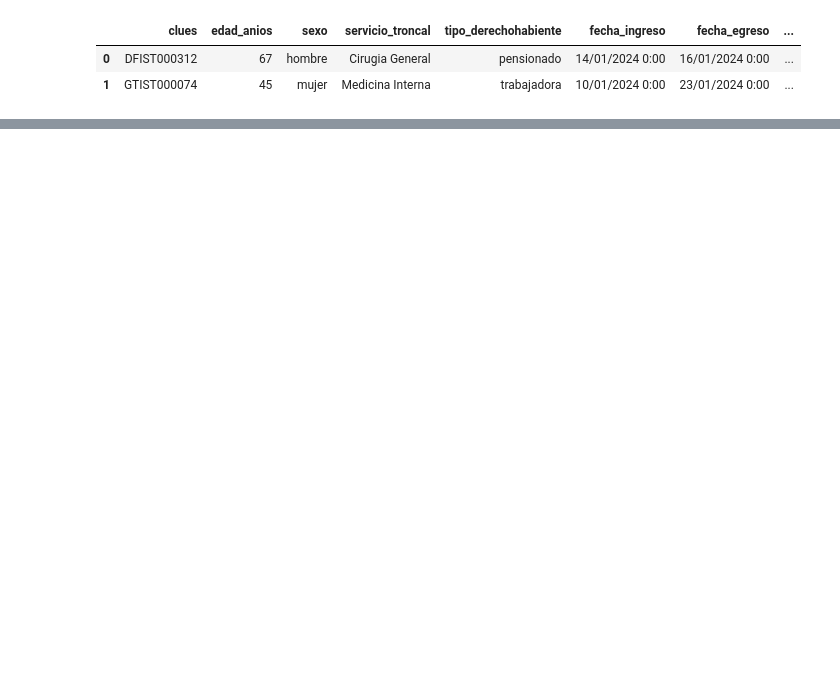
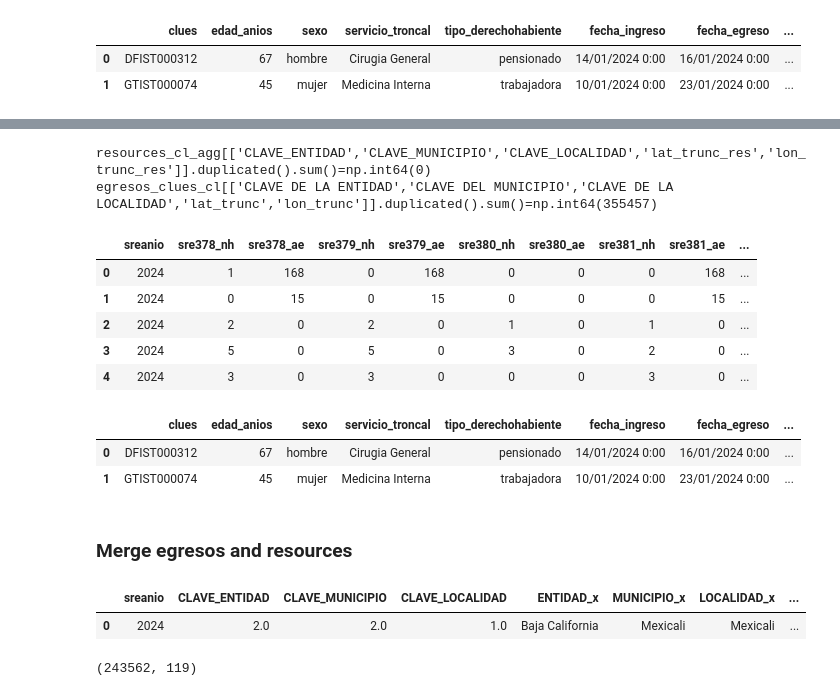
Before and after one commit to JSEB99/predictive-health-resources, a Jupyter notebook: notebooks/01_data_clean_aggregate.ipynb, the cells around one changed output, grey strips where cells are left out. Saved outputs shown, nothing was run; the diff lists cells and outputs as text; code cells hidden in the pictures; blank space fills up the shorter version.

```diff
--- a/notebooks/01_data_clean_aggregate.ipynb
+++ b/notebooks/01_data_clean_aggregate.ipynb
@@ -49,0 +213,3 @@ Index(['CLUES', 'CLAVE DE LA INSTITUCION', 'NOMBRE DE LA INSTITUCION',
+# %%
+no_choosen_cols_res = ['sreconsec','sretamloc','sretipoest','sreageb','sreentidad','sremunic','AGEB']
+resources_cl_unique = resources_cl.drop(columns=no_choosen_cols_res)
@@ -287,0 +382,39 @@ resource_ageb[(resource_ageb['CLAVE_ENTIDAD']==2) & (resource_ageb['CLAVE_MUNICI
+# %%
+print(f'{resources_cl_agg[['CLAVE_ENTIDAD','CLAVE_MUNICIPIO','CLAVE_LOCALIDAD','lat_trunc_res','lon_trunc_res']].duplicated().sum()=}')
+print(f'{egresos_clues_cl[['CLAVE DE LA ENTIDAD','CLAVE DEL MUNICIPIO','CLAVE DE LA LOCALIDAD','lat_trunc','lon_trunc']].duplicated().sum()=}')
+# %% [output]
+resources_cl_agg[['CLAVE_ENTIDAD','CLAVE_MUNICIPIO','CLAVE_LOCALIDAD','lat_trunc_res','lon_trunc_res']].duplicated().sum()=np.int64(0)
+egresos_clues_cl[['CLAVE DE LA ENTIDAD','CLAVE DEL MUNICIPIO','CLAVE DE LA LOCALIDAD','lat_trunc','lon_trunc']].duplicated().sum()=np.int64(355457)
+# %%
+resources_cl_unique.head()
+# %% [output]
+|  | sreanio | sre378_nh | sre378_ae | sre379_nh | sre379_ae | sre380_nh | sre380_ae | sre381_nh | sre381_ae | ... |
+| 0 | 2024 | 1 | 168 | 0 | 168 | 0 | 0 | 0 | 168 | ... |
+| 1 | 2024 | 0 | 15 | 0 | 15 | 0 | 0 | 0 | 15 | ... |
+| 2 | 2024 | 2 | 0 | 2 | 0 | 1 | 0 | 1 | 0 | ... |
+| 3 | 2024 | 5 | 0 | 5 | 0 | 3 | 0 | 2 | 0 | ... |
+| 4 | 2024 | 3 | 0 | 3 | 0 | 0 | 0 | 3 | 0 | ... |
+# %%
+egresos_clues_cl.head(2)
+# %% [output]
+|  | clues | edad_anios | sexo | servicio_troncal | tipo_derechohabiente | fecha_ingreso | fecha_egreso | ... |
+| 0 | DFIST000312 | 67 | hombre | Cirugia General | pensionado | 14/01/2024 0:00 | 16/01/2024 0:00 | ... |
+| 1 | GTIST000074 | 45 | mujer | Medicina Interna | trabajadora | 10/01/2024 0:00 | 23/01/2024 0:00 | ... |
+# %% [markdown]
+### Merge egresos and resources
+# %%
+egresos_resources = pd.merge(
+    resources_cl_agg,
+    egresos_clues_cl,
+    left_on=['CLAVE_ENTIDAD','CLAVE_MUNICIPIO','CLAVE_LOCALIDAD','lat_trunc_res','lon_trunc_res'],
+    right_on=['CLAVE DE LA ENTIDAD','CLAVE DEL MUNICIPIO','CLAVE DE LA LOCALIDAD','lat_trunc','lon_trunc'],
+    how='inner'
+)
+egresos_resources.head(1)
+# %% [output]
+|  | sreanio | CLAVE_ENTIDAD | CLAVE_MUNICIPIO | CLAVE_LOCALIDAD | ENTIDAD_x | MUNICIPIO_x | LOCALIDAD_x | ... |
+| 0 | 2024 | 2.0 | 2.0 | 1.0 | Baja California | Mexicali | Mexicali | ... |
+# %%
+egresos_resources.shape
+# %% [output]
+(243562, 119)
```
Also changed, not shown: parts of 75 cells of this notebook, 2 other files.
